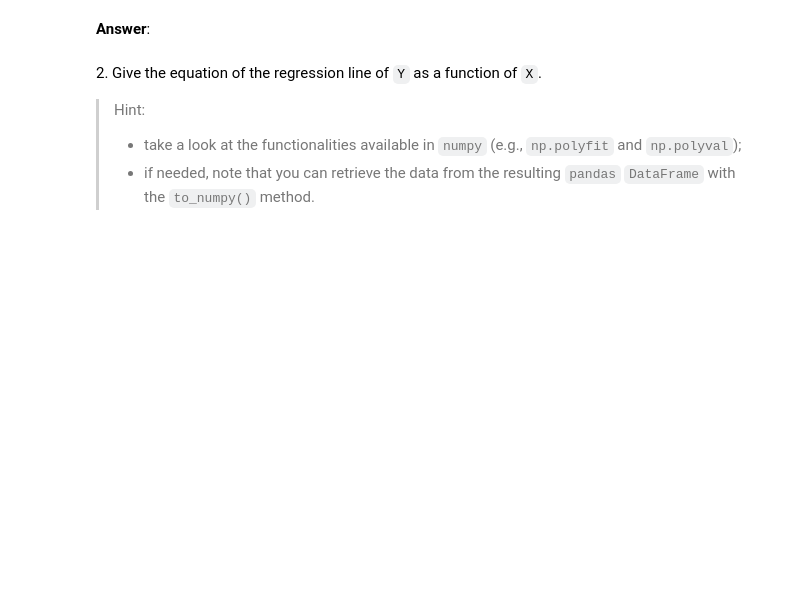
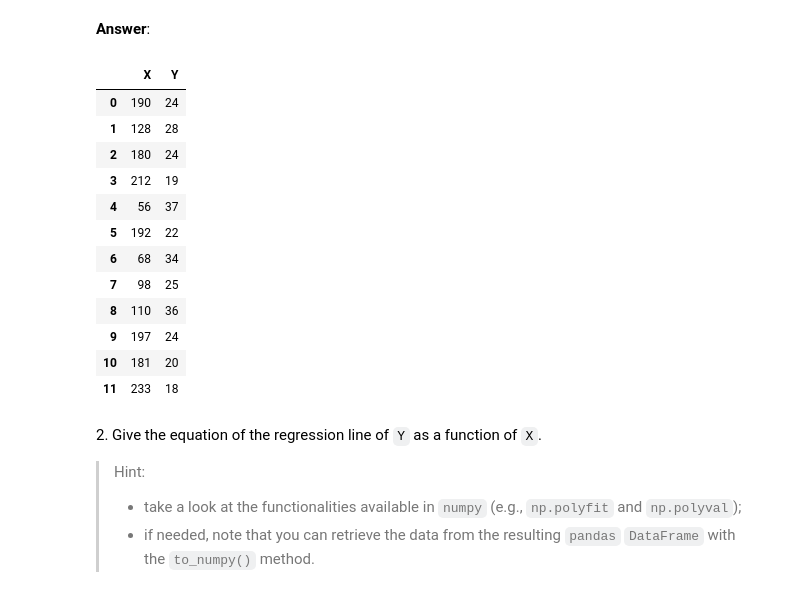
Before and after one commit to VictorCilleros/python_sdia_All, a Jupyter notebook: Labs/Lab2/lab2.ipynb, the cells around one changed output. Drawn from its saved outputs; the diff is of its cells as text; code cells hidden in the pictures; blank space fills up the shorter version.

```diff
--- a/Labs/Lab2/lab2.ipynb
+++ b/Labs/Lab2/lab2.ipynb
@@ -113,3 +127,23 @@ In this second exercise, we focus on computing basic statistics, and applying li
+# %%
+import pandas as pd
+from IPython.display import display
+
+df = pd.read_csv("data\data.csv")
+display(df)
+# %% [output]
+|  | X | Y |
+| 0 | 190 | 24 |
+| 1 | 128 | 28 |
+| 2 | 180 | 24 |
+| 3 | 212 | 19 |
+| 4 | 56 | 37 |
+| 5 | 192 | 22 |
+| 6 | 68 | 34 |
+| 7 | 98 | 25 |
+| 8 | 110 | 36 |
+| 9 | 197 | 24 |
+| 10 | 181 | 20 |
+| 11 | 233 | 18 |
 # %% [markdown]
 2\. Give the equation of the regression line of `Y` as a function of `X`.
 > Hint:
```
Also changed, not shown: parts of 5 cells of this notebook, 1 other file.
